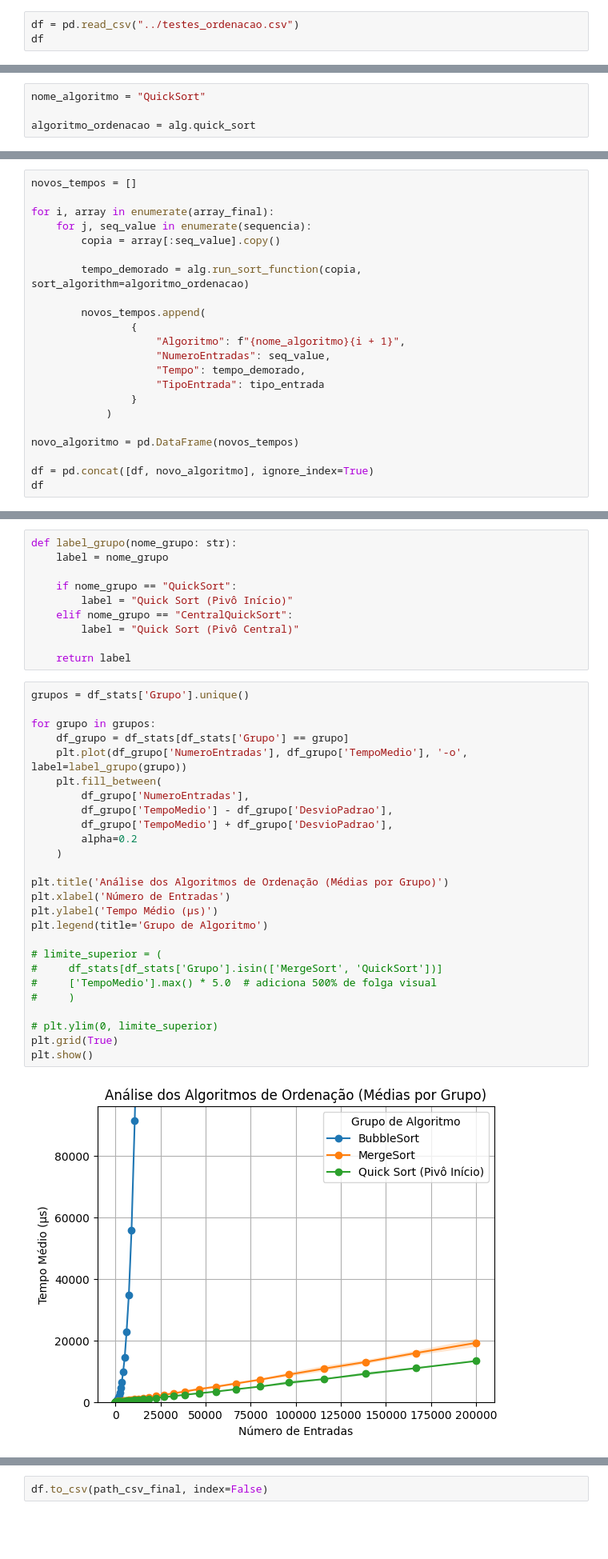
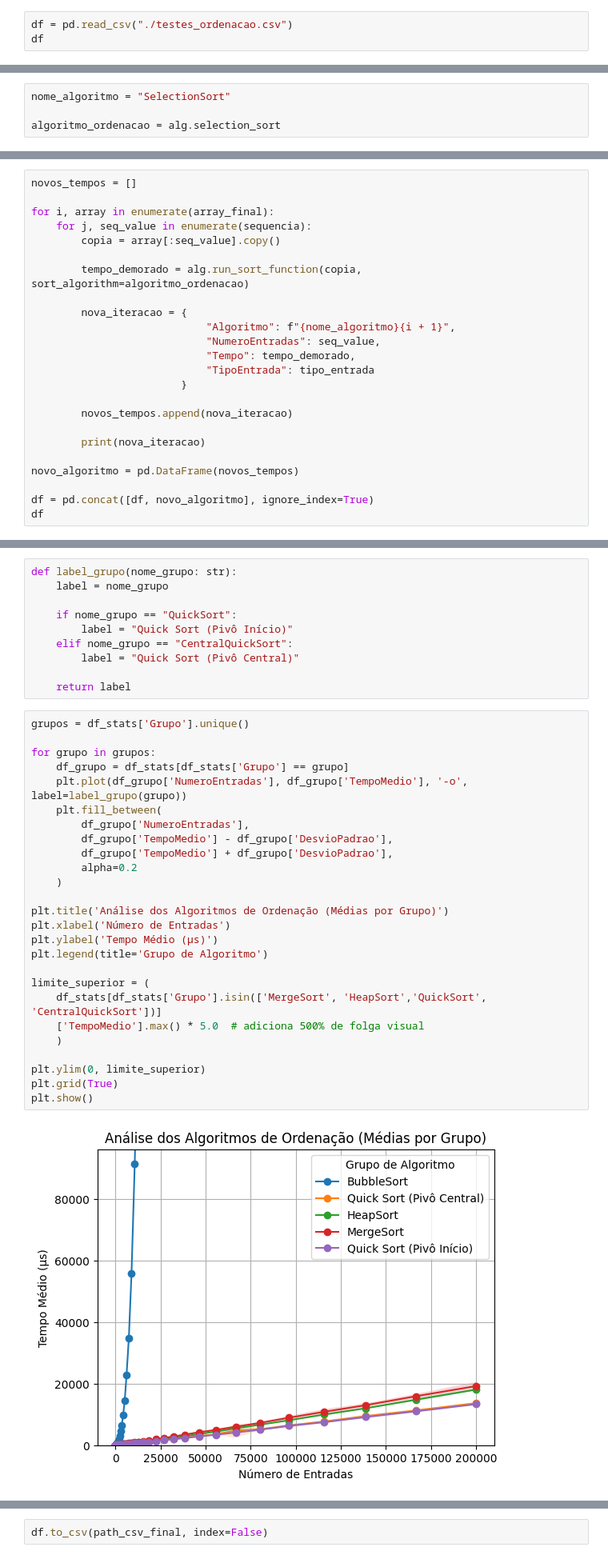
Before and after one commit to Gabriel-Ciriaco/Sorting-Algorithms-Analysis, a Jupyter notebook: relatorio/Complete_Analaysis.ipynb, the cells around one changed output, grey strips where cells are left out. Shown at 80% size. Cells and saved outputs as stored; diff of their text form; blank space fills up the shorter version.

Commit message:
Added new sorting algorithms
Added insertion_sort, selection_sort, heap_sort, shell_sort and quick_sort with central pivot.

```diff
--- a/relatorio/Complete_Analaysis.ipynb
+++ b/relatorio/Complete_Analaysis.ipynb
@@ -7,7 +7,7 @@ import matplotlib.pyplot as plt
 
 from sorting_algorithms import Sorting_Algorithms
 # %%
-df = pd.read_csv("../testes_ordenacao.csv")
+df = pd.read_csv("./testes_ordenacao.csv")
 df
 # %% [output]
 |  | Algoritmo | NumeroEntradas | Tempo | TipoEntrada |
@@ -83,9 +81,9 @@ NameError: name 'Sorting_Algorithms' is not defined
 # %% [markdown]
 ### Algoritmo escolhido
 # %%
-nome_algoritmo = "QuickSort"
+nome_algoritmo = "SelectionSort"
 
-algoritmo_ordenacao = alg.quick_sort
+algoritmo_ordenacao = alg.selection_sort
 # %% [markdown]
 ## Gerando os vetores de entrada
 # %% [markdown]
@@ -140,14 +158,16 @@ for i, array in enumerate(array_final):
 
         tempo_demorado = alg.run_sort_function(copia, sort_algorithm=algoritmo_ordenacao)
 
-        novos_tempos.append(
-                {
-                    "Algoritmo": f"{nome_algoritmo}{i + 1}",
-                    "NumeroEntradas": seq_value,
-                    "Tempo": tempo_demorado,
-                    "TipoEntrada": tipo_entrada
-                }
-            )
+        nova_iteracao = {
+                            "Algoritmo": f"{nome_algoritmo}{i + 1}",
+                            "NumeroEntradas": seq_value,
+                            "Tempo": tempo_demorado,
+                            "TipoEntrada": tipo_entrada
+                        }
+
+        novos_tempos.append(nova_iteracao)
+
+        print(nova_iteracao)
 
 novo_algoritmo = pd.DataFrame(novos_tempos)
 
@@ -213,31 +238,31 @@ def label_grupo(nome_grupo: str):
 # %%
 grupos = df_stats['Grupo'].unique()
 
 for grupo in grupos:
     df_grupo = df_stats[df_stats['Grupo'] == grupo]
     plt.plot(df_grupo['NumeroEntradas'], df_grupo['TempoMedio'], '-o', label=label_grupo(grupo))
     plt.fill_between(
         df_grupo['NumeroEntradas'],
         df_grupo['TempoMedio'] - df_grupo['DesvioPadrao'],
         df_grupo['TempoMedio'] + df_grupo['DesvioPadrao'],
         alpha=0.2
     )
 
 plt.title('Análise dos Algoritmos de Ordenação (Médias por Grupo)')
 plt.xlabel('Número de Entradas')
 plt.ylabel('Tempo Médio (µs)')
 plt.legend(title='Grupo de Algoritmo')
 
-# limite_superior = (
-#     df_stats[df_stats['Grupo'].isin(['MergeSort', 'QuickSort'])]
-#     ['TempoMedio'].max() * 5.0  # adiciona 500% de folga visual
-#     )
+limite_superior = (
+    df_stats[df_stats['Grupo'].isin(['MergeSort', 'HeapSort','QuickSort', 'CentralQuickSort'])]
+    ['TempoMedio'].max() * 5.0  # adiciona 500% de folga visual
+    )
 
-# plt.ylim(0, limite_superior)
+plt.ylim(0, limite_superior)
 plt.grid(True)
 plt.show()
 # %% [output]
-[figure, old version]
+[figure, new version]
 # %% [markdown]
 # (Opcional) Salvar Dados
 # %%
```
Also changed, not shown: parts of 10 cells of this notebook, 9 other files.
